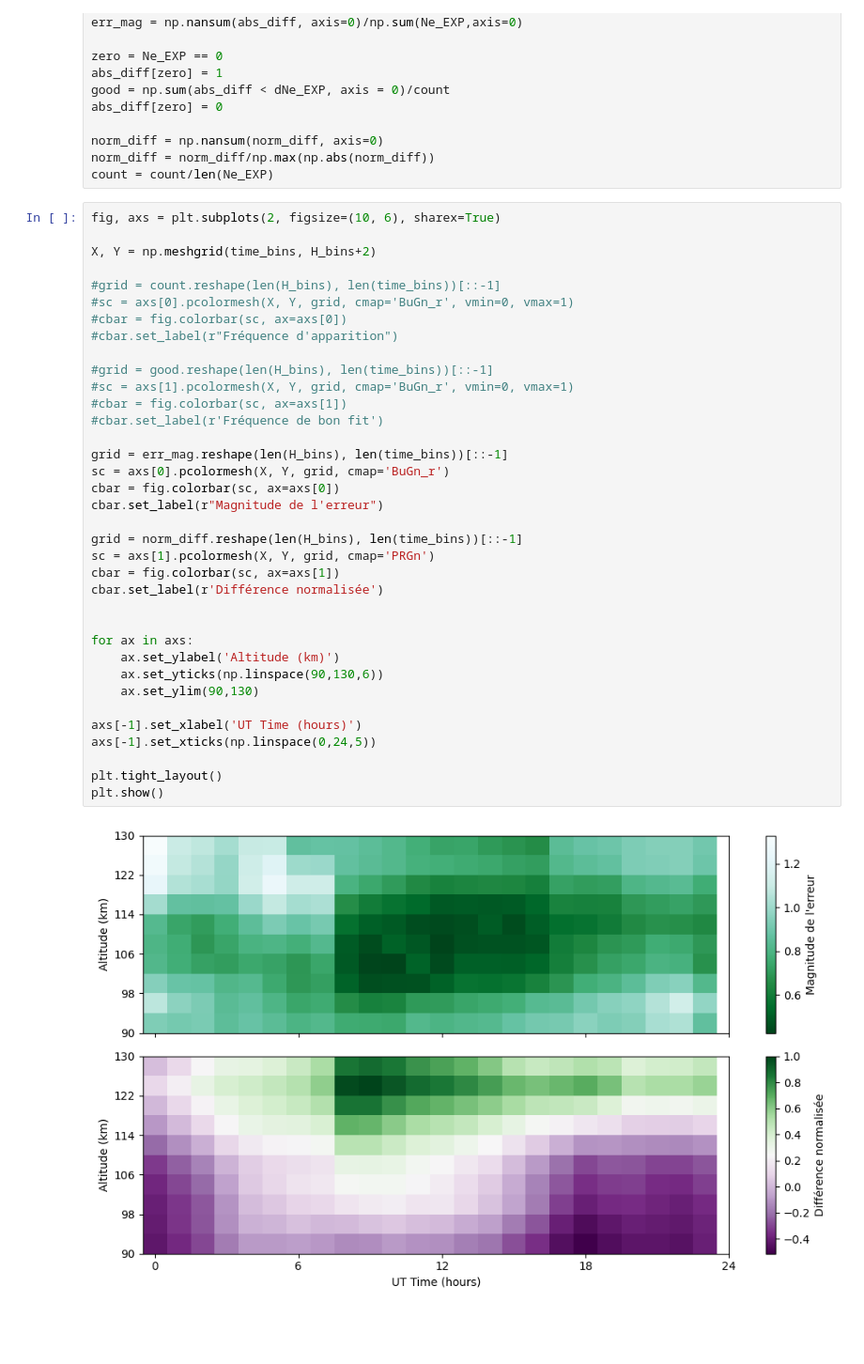
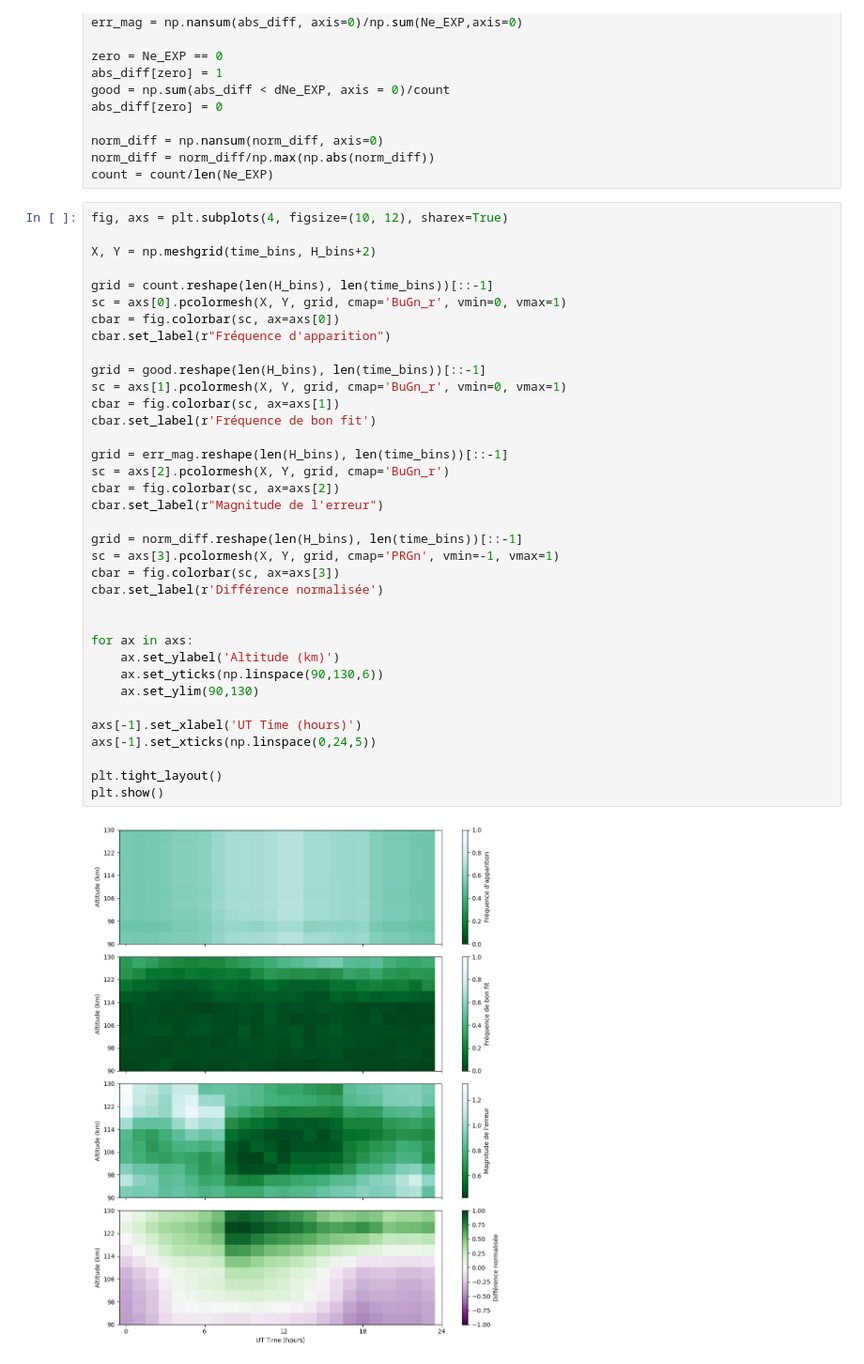
Before and after one commit to remy-guillermin/WACCM-Analysis, a Jupyter notebook: Scripts/Data-Analysis/global-analysis.ipynb, the cells around one changed output. Shown at 94% size. Cells and saved outputs as stored; diff of their text form; blank space fills up the shorter version.

```diff
--- a/Scripts/Data-Analysis/global-analysis.ipynb
+++ b/Scripts/Data-Analysis/global-analysis.ipynb
@@ -35,40 +35,40 @@ norm_diff = np.nansum(norm_diff, axis=0)
 norm_diff = norm_diff/np.max(np.abs(norm_diff))
 count = count/len(Ne_EXP)
 # %%
-fig, axs = plt.subplots(2, figsize=(10, 6), sharex=True)
+fig, axs = plt.subplots(4, figsize=(10, 12), sharex=True)
 
 X, Y = np.meshgrid(time_bins, H_bins+2)
 
-#grid = count.reshape(len(H_bins), len(time_bins))[::-1]
-#sc = axs[0].pcolormesh(X, Y, grid, cmap='BuGn_r', vmin=0, vmax=1)
-#cbar = fig.colorbar(sc, ax=axs[0])
-#cbar.set_label(r"Fréquence d'apparition")
+grid = count.reshape(len(H_bins), len(time_bins))[::-1]
+sc = axs[0].pcolormesh(X, Y, grid, cmap='BuGn_r', vmin=0, vmax=1)
+cbar = fig.colorbar(sc, ax=axs[0])
+cbar.set_label(r"Fréquence d'apparition")
 
-#grid = good.reshape(len(H_bins), len(time_bins))[::-1]
-#sc = axs[1].pcolormesh(X, Y, grid, cmap='BuGn_r', vmin=0, vmax=1)
-#cbar = fig.colorbar(sc, ax=axs[1])
-#cbar.set_label(r'Fréquence de bon fit')
+grid = good.reshape(len(H_bins), len(time_bins))[::-1]
+sc = axs[1].pcolormesh(X, Y, grid, cmap='BuGn_r', vmin=0, vmax=1)
+cbar = fig.colorbar(sc, ax=axs[1])
+cbar.set_label(r'Fréquence de bon fit')
 
 grid = err_mag.reshape(len(H_bins), len(time_bins))[::-1]
-sc = axs[0].pcolormesh(X, Y, grid, cmap='BuGn_r')
-cbar = fig.colorbar(sc, ax=axs[0])
+sc = axs[2].pcolormesh(X, Y, grid, cmap='BuGn_r')
+cbar = fig.colorbar(sc, ax=axs[2])
 cbar.set_label(r"Magnitude de l'erreur")
 
 grid = norm_diff.reshape(len(H_bins), len(time_bins))[::-1]
-sc = axs[1].pcolormesh(X, Y, grid, cmap='PRGn')
-cbar = fig.colorbar(sc, ax=axs[1])
+sc = axs[3].pcolormesh(X, Y, grid, cmap='PRGn', vmin=-1, vmax=1)
+cbar = fig.colorbar(sc, ax=axs[3])
 cbar.set_label(r'Différence normalisée')
 
 
 for ax in axs:
     ax.set_ylabel('Altitude (km)')
     ax.set_yticks(np.linspace(90,130,6))
     ax.set_ylim(90,130)
 
 axs[-1].set_xlabel('UT Time (hours)')
 axs[-1].set_xticks(np.linspace(0,24,5))
 
 plt.tight_layout()
 plt.show()
 # %% [output]
-[figure, old version]
+[figure, new version]
```
Also changed, not shown: 3 other files.
